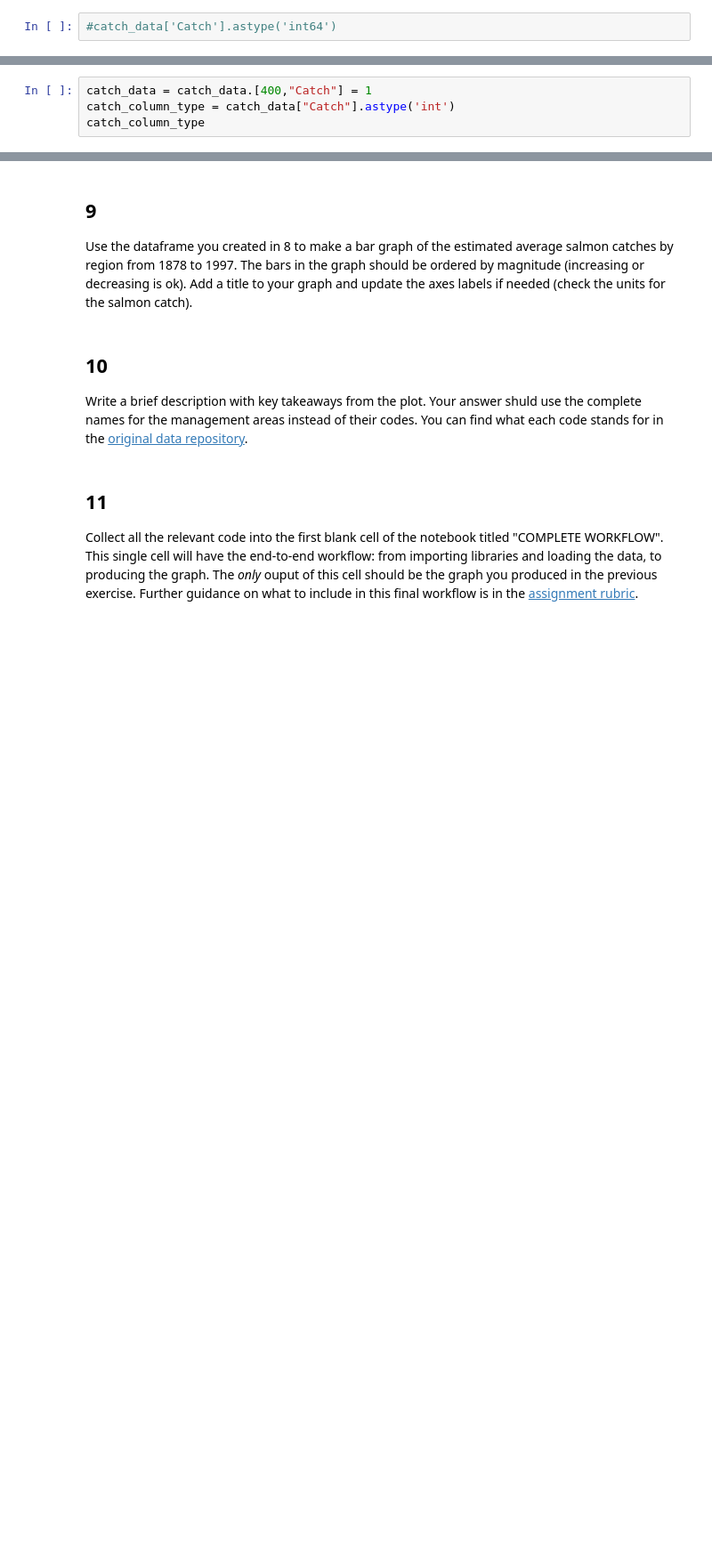
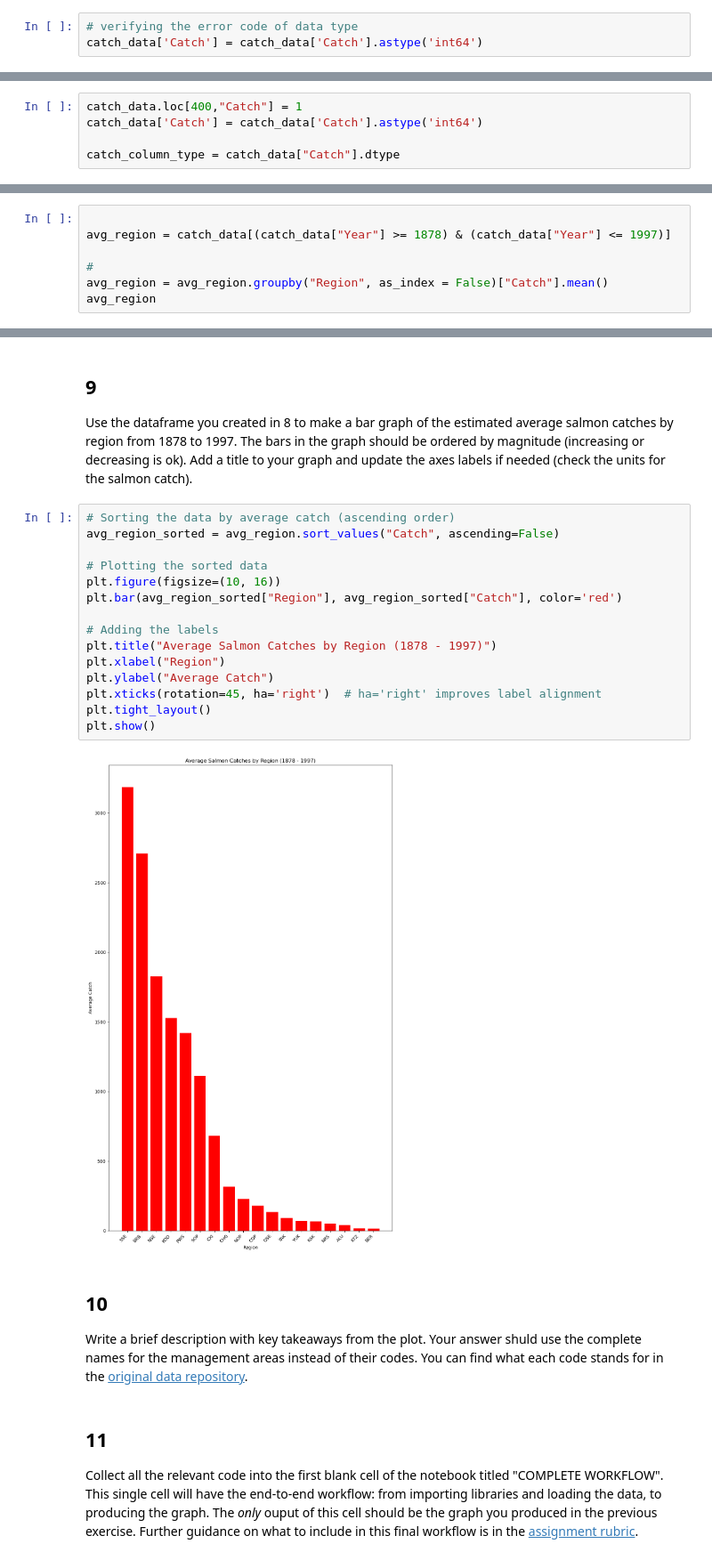
Before and after one commit to Awoo56709/eds220-hwk2, a Jupyter notebook: task2/hwk2-task2-salmon.ipynb, the cells around one changed output, grey strips where cells are left out. Shown at 89% size. Saved outputs shown, nothing was run; the diff lists cells and outputs as text; blank space fills up the shorter version.

```diff
--- a/task2/hwk2-task2-salmon.ipynb
+++ b/task2/hwk2-task2-salmon.ipynb
@@ -146,4 +205,5 @@ To do it we use the [`astype()`](https://pandas.pydata.org/pandas-docs/stable/re
 
 Run the next cell and read the end of the error message closely.
 # %%
-#catch_data['Catch'].astype('int64')
+# verifying the error code of data type
+catch_data['Catch'] = catch_data['Catch'].astype('int64')
@@ -191,7 +254,8 @@ In the next cell:
 1. Update the `Catch` column in `catch_data` to be of type `int64`.
 2. Confirm you have updated the data type. Store the type of the `catch` column in the `catch_column_type` variable.
 # %%
-catch_data = catch_data.[400,"Catch"] = 1
-catch_column_type = catch_data["Catch"].astype('int')
-catch_column_type
+catch_data.loc[400,"Catch"] = 1
+catch_data['Catch'] = catch_data['Catch'].astype('int64')
+
+catch_column_type = catch_data["Catch"].dtype
 # %% [output]
@@ -210,0 +276,7 @@ AttributeError: 'int' object has no attribute 'groupby'
+# %%
+
+avg_region = catch_data[(catch_data["Year"] >= 1878) & (catch_data["Year"] <= 1997)]
+
+#
+avg_region = avg_region.groupby("Region", as_index = False)["Catch"].mean()
+avg_region
@@ -218,6 +310,23 @@ grader.check("q8")
 ## 9
 
 Use the dataframe you created in 8 to make a bar graph of the estimated average salmon catches by region from 1878 to 1997. The bars in the graph should be ordered by magnitude (increasing or decreasing is ok). Add a title  to your graph and update the axes labels if needed (check the units for the salmon catch).
+# %%
+# Sorting the data by average catch (ascending order)
+avg_region_sorted = avg_region.sort_values("Catch", ascending=False)
+
+# Plotting the sorted data
+plt.figure(figsize=(10, 16))
+plt.bar(avg_region_sorted["Region"], avg_region_sorted["Catch"], color='red')
+
+# Adding the labels
+plt.title("Average Salmon Catches by Region (1878 - 1997)")
+plt.xlabel("Region")
+plt.ylabel("Average Catch")
+plt.xticks(rotation=45, ha='right')  # ha='right' improves label alignment
+plt.tight_layout()
+plt.show()
+# %% [output]
+[figure, added]
 # %% [markdown]
 <!-- END QUESTION -->
 
```
Also changed, not shown: parts of 13 cells of this notebook.
